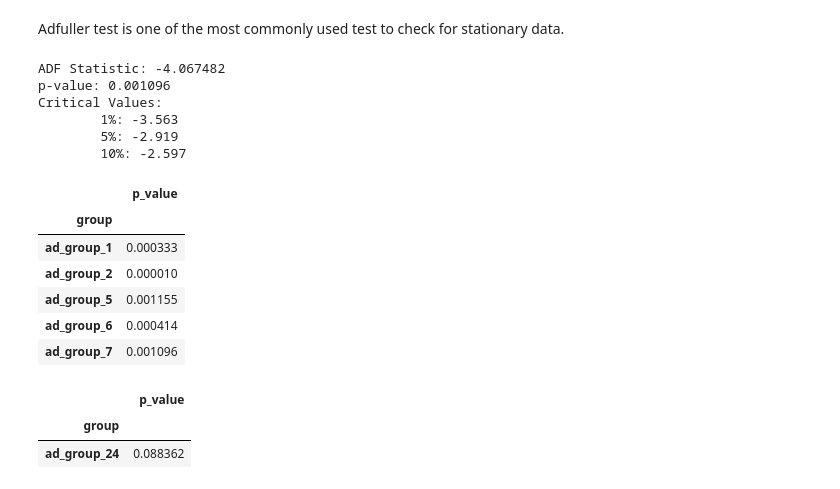
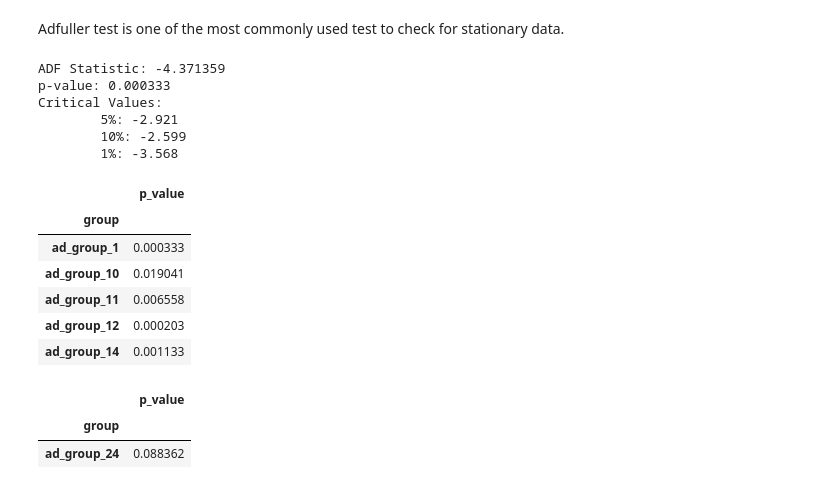
Before and after one commit to pappakrishnan/Ads-Analysis, a Jupyter notebook: Ads Analysis.ipynb, the cells around one changed output. Saved outputs shown, nothing was run; the diff lists cells and outputs as text; code cells hidden in the pictures.

```diff
--- a/Ads Analysis.ipynb
+++ b/Ads Analysis.ipynb
@@ -1175,7 +1175,7 @@ In a time-series modeling the step is usually checking for stationarity of the d
 # %% [markdown]
 Adfuller test is one of the most commonly used test to check for stationary data.
 # %%
-result = adfuller(df_prediction[df_prediction['ad'] == 'ad_group_7'].shown.values)
+result = adfuller(df_prediction[df_prediction['ad'] == 'ad_group_1'].shown.values)
 # %%
 print('ADF Statistic: %f' % result[0])
 print('p-value: %f' % result[1])
@@ -1183,12 +1183,12 @@ print('Critical Values:')
 for key, value in result[4].items():
     print('\t%s: %.3f' % (key, value))
 # %% [output]
-ADF Statistic: -4.067482
-p-value: 0.001096
+ADF Statistic: -4.371359
+p-value: 0.000333
 Critical Values:
-        1%: -3.563
-        5%: -2.919
-        10%: -2.597
+        5%: -2.921
+        10%: -2.599
+        1%: -3.568
 # %%
 unique_groups = df_prediction['ad'].unique()
 # %%
@@ -1203,15 +1203,15 @@ ad_fuller_pvalue = pd.DataFrame.from_records(ad_fuller_pvalue)
 ad_fuller_pvalue.columns = ['group', 'p_value']
 ad_fuller_pvalue = ad_fuller_pvalue.set_index('group', drop = True)
 # %%
-ad_fuller_pvalue.head()
+ad_fuller_pvalue.sort_index().head()
 # %% [output]
 |  | p_value |
 | group |  |
 | ad_group_1 | 0.000333 |
-| ad_group_2 | 0.000010 |
-| ad_group_5 | 0.001155 |
-| ad_group_6 | 0.000414 |
-| ad_group_7 | 0.001096 |
+| ad_group_10 | 0.019041 |
+| ad_group_11 | 0.006558 |
+| ad_group_12 | 0.000203 |
+| ad_group_14 | 0.001133 |
 # %%
 ad_fuller_pvalue[ad_fuller_pvalue.p_value > 0.05]
 # %% [output]
```
Also changed, not shown: parts of 20 cells of this notebook.
